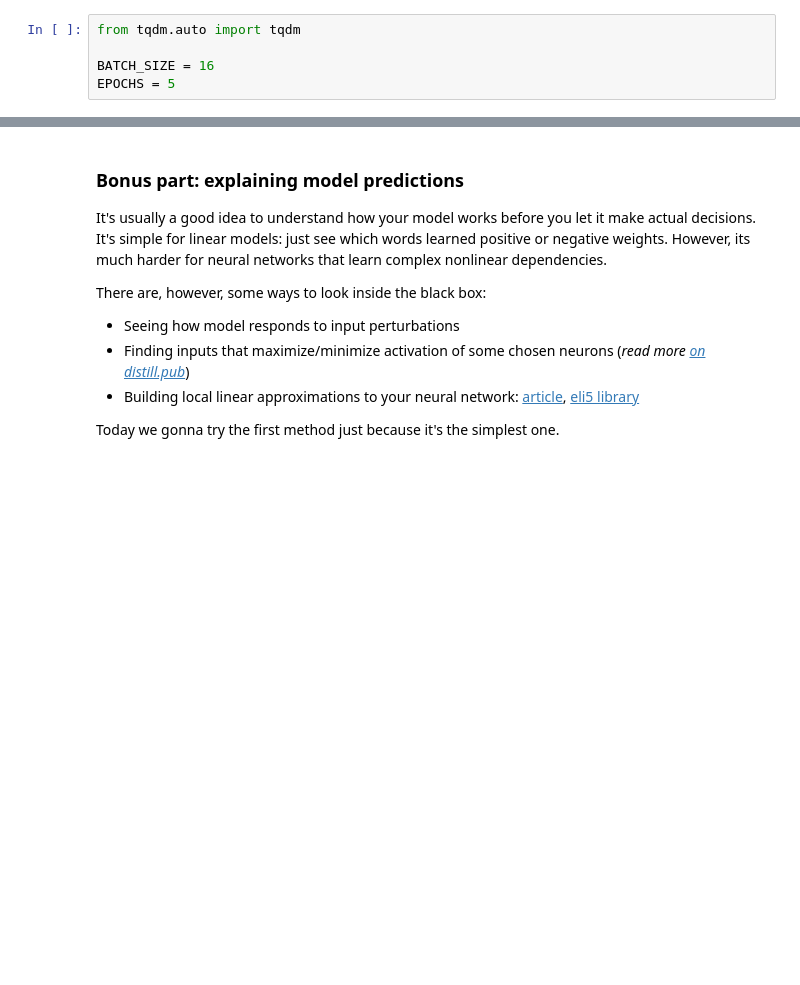
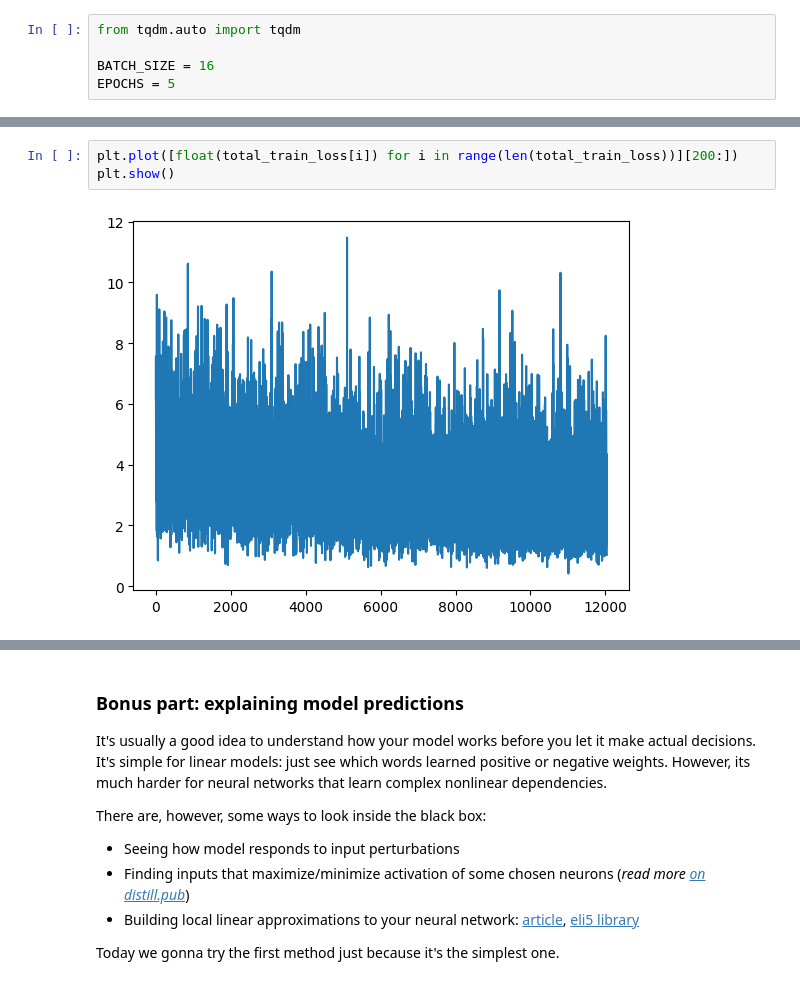
Before and after one commit to ValikVad/NLP_FPL, a Jupyter notebook: notebooks/week02_classification/seminar.ipynb, the cells around one changed output, grey strips where cells are left out. Cells and saved outputs as stored; diff of their text form; blank space fills up the shorter version.

```diff
--- a/notebooks/week02_classification/seminar.ipynb
+++ b/notebooks/week02_classification/seminar.ipynb
@@ -471,0 +580,5 @@ Mean absolute error: 0.27037
+# %%
+plt.plot([float(total_train_loss[i]) for i in range(len(total_train_loss))][200:])
+plt.show()
+# %% [output]
+[figure, added]
```
Also changed, not shown: parts of 27 cells of this notebook, 6 other files.
